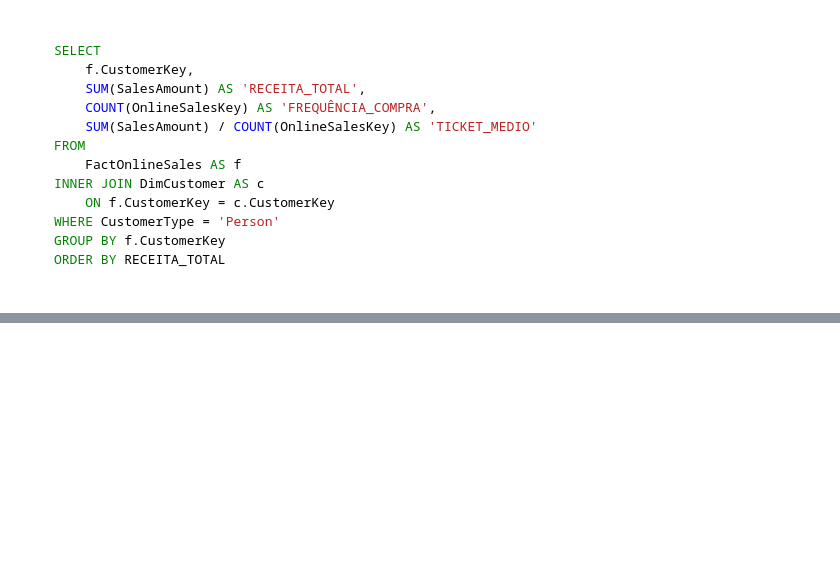
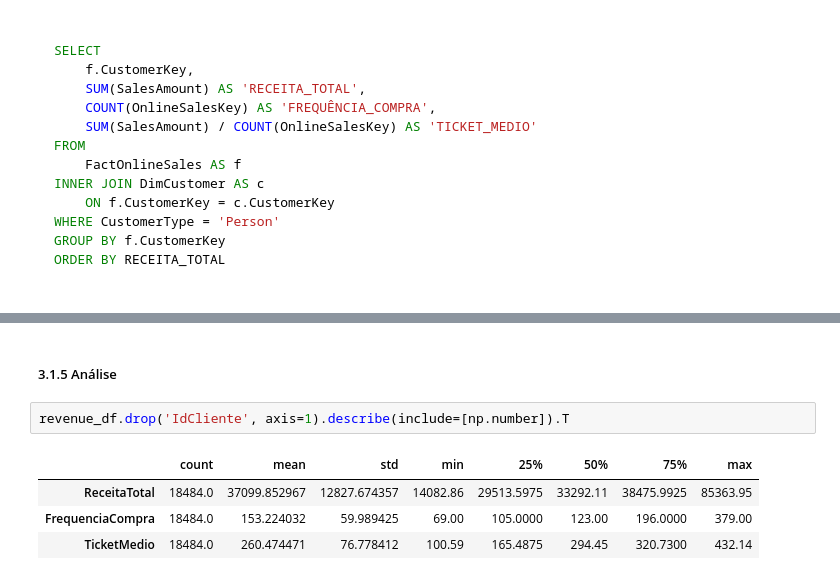
Before and after one commit to thiagonoobre/Customer-Insights-Segmentation-KMeans, a Jupyter notebook: Exploração_Análise_de_Dados_de_Vendas.ipynb, the cells around one changed output, grey strips where cells are left out. Drawn from its saved outputs; the diff is of its cells as text; blank space fills up the shorter version.

```diff
--- a/Exploração_Análise_de_Dados_de_Vendas.ipynb
+++ b/Exploração_Análise_de_Dados_de_Vendas.ipynb
@@ -338,0 +470,9 @@ ORDER BY RECEITA_TOTAL
+# %% [markdown]
+##### 3\.1\.5 Análise
+# %%
+revenue_df.drop('IdCliente', axis=1).describe(include=[np.number]).T
+# %% [output]
+|  | count | mean | std | min | 25% | 50% | 75% | max |
+| ReceitaTotal | 18484.0 | 37099.852967 | 12827.674357 | 14082.86 | 29513.5975 | 33292.11 | 38475.9925 | 85363.95 |
+| FrequenciaCompra | 18484.0 | 153.224032 | 59.989425 | 69.00 | 105.0000 | 123.00 | 196.0000 | 379.00 |
+| TicketMedio | 18484.0 | 260.474471 | 76.778412 | 100.59 | 165.4875 | 294.45 | 320.7300 | 432.14 |
```
Also changed, not shown: parts of 26 cells of this notebook.
